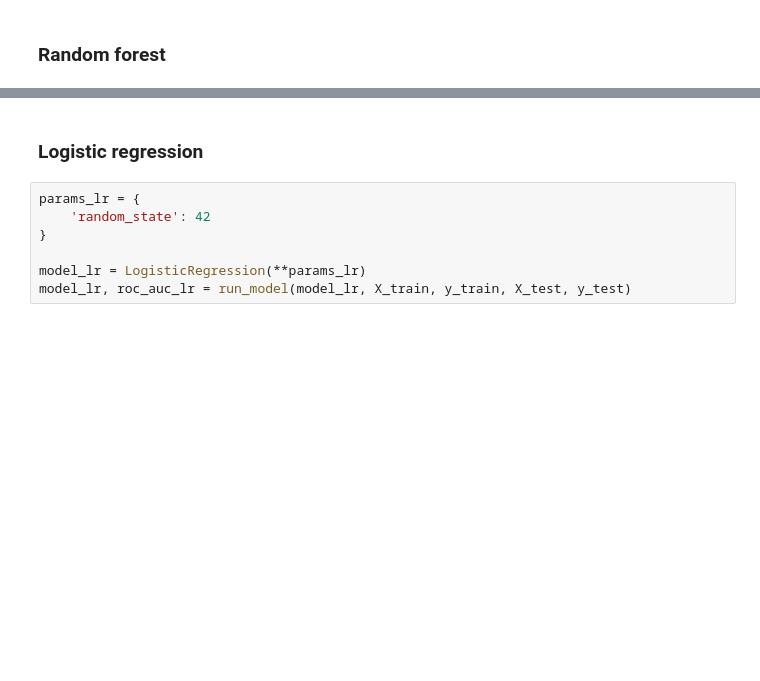
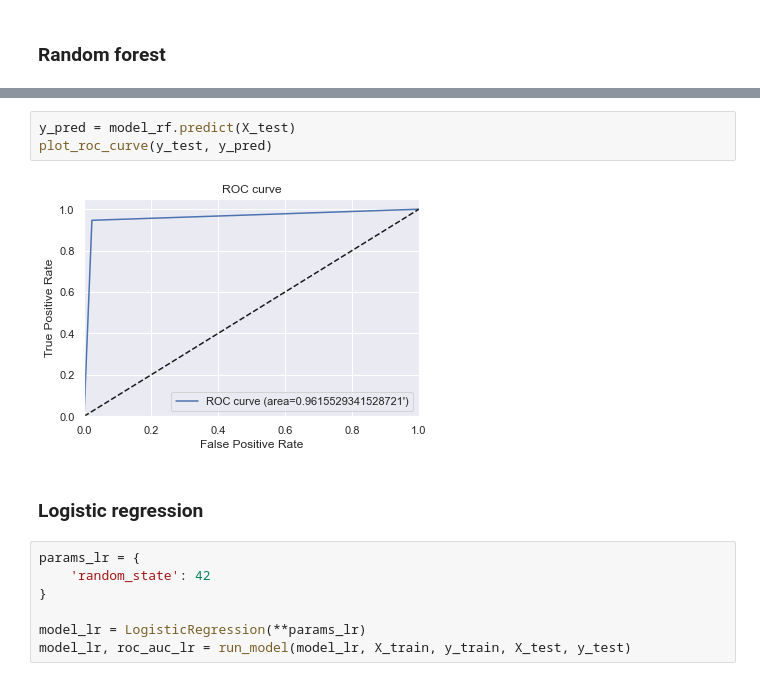
Before and after one commit to GonzaloRomeroR/CEIA, a Jupyter notebook: aprendizaje_maquina_1/project/2-Entrenamiento.ipynb, the cells around one changed output, grey strips where cells are left out. Drawn from its saved outputs; the diff is of its cells as text; blank space fills up the shorter version.

```diff
--- a/aprendizaje_maquina_1/project/2-Entrenamiento.ipynb
+++ b/aprendizaje_maquina_1/project/2-Entrenamiento.ipynb
@@ -104,3 +137,8 @@ weighted avg    0.96350   0.96339   0.96334     25976
+# %%
+y_pred = model_rf.predict(X_test)
+plot_roc_curve(y_test, y_pred)
+# %% [output]
+[figure, added]
 # %% [markdown]
 ### Logistic regression
 # %%
```
Also changed, not shown: parts of 15 cells of this notebook, 2 other files.
